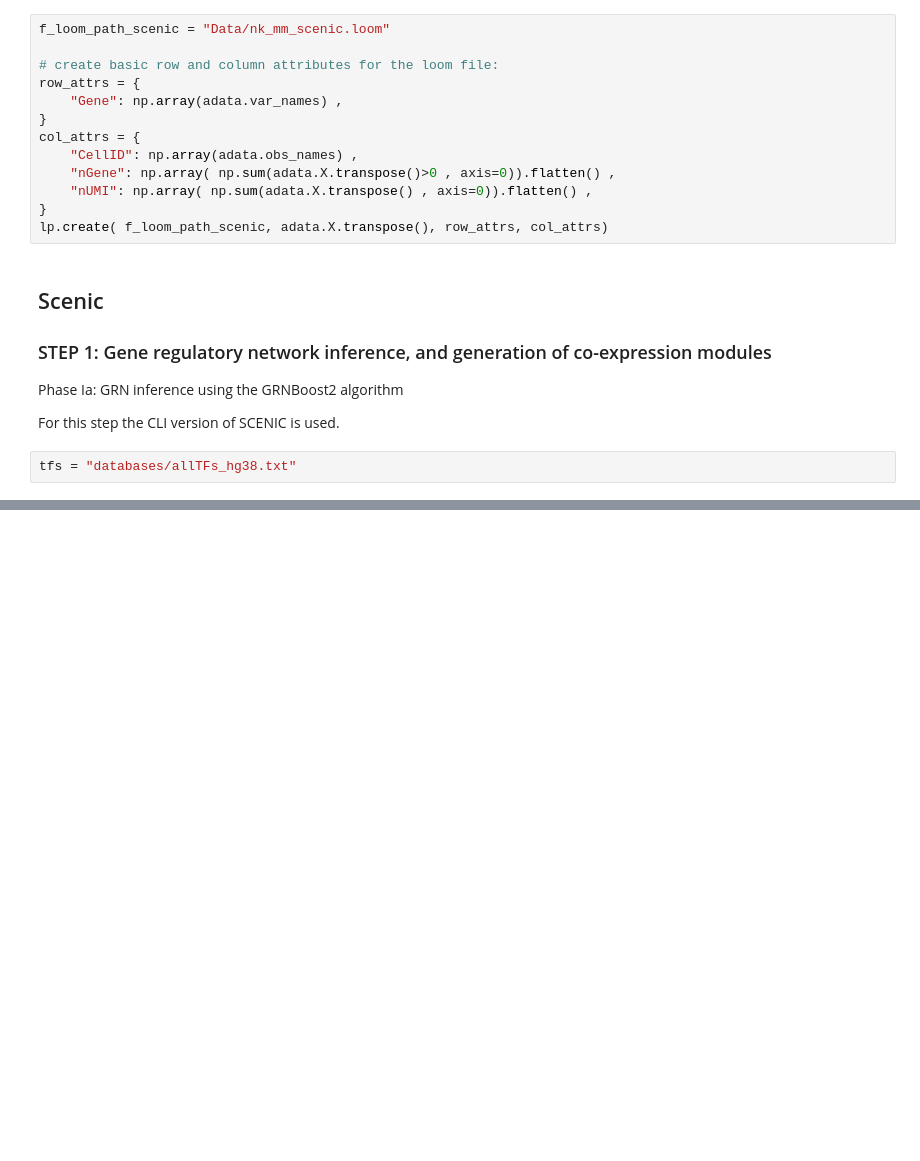
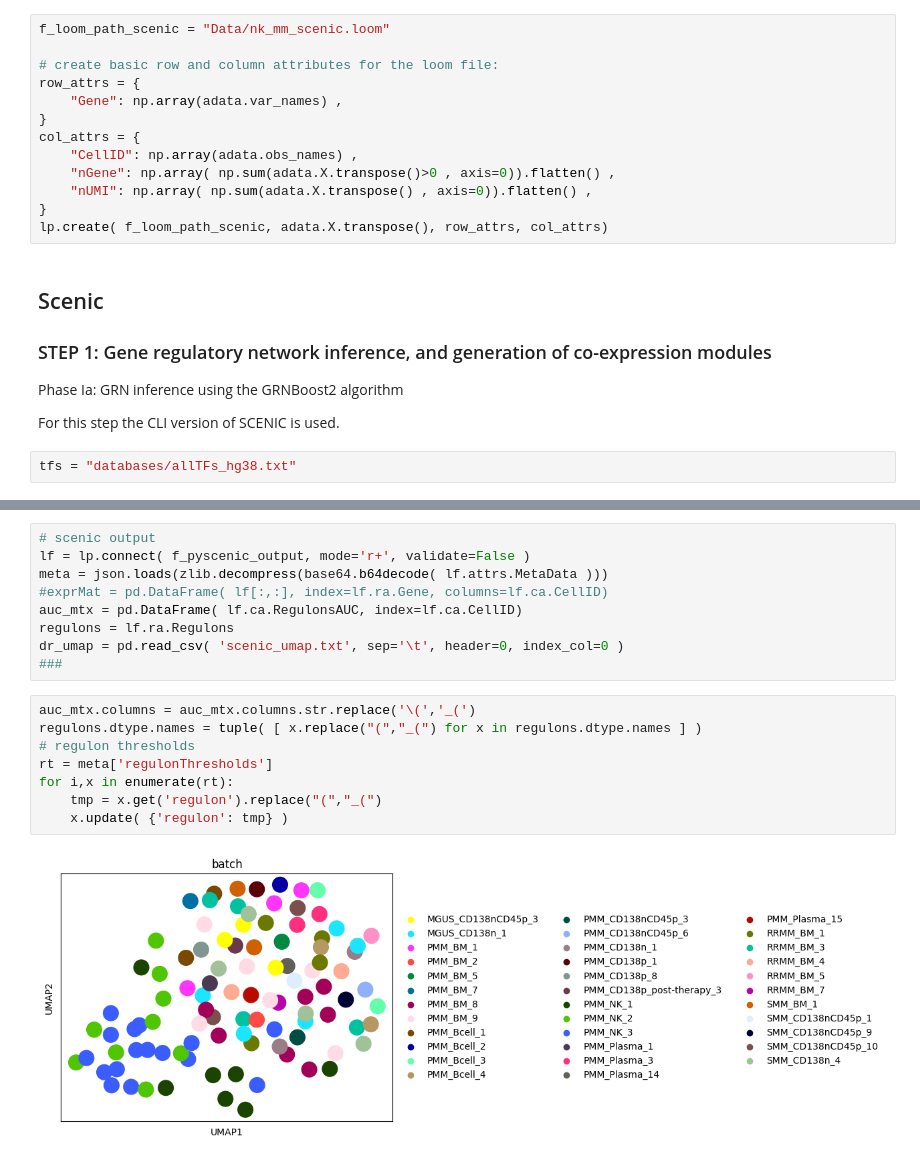
Before and after one commit to VergaJU/BoneMarrow_scRNA-Seq, a Jupyter notebook: Transcription_factors/pySCENIC_NK_mm.ipynb, the cells around one changed output, grey strips where cells are left out. Drawn from its saved outputs; the diff is of its cells as text; blank space fills up the shorter version.

```diff
--- a/Transcription_factors/pySCENIC_NK_mm.ipynb
+++ b/Transcription_factors/pySCENIC_NK_mm.ipynb
@@ -118,0 +231,19 @@ adjacencies.head()
+# %%
+# scenic output
+lf = lp.connect( f_pyscenic_output, mode='r+', validate=False )
+meta = json.loads(zlib.decompress(base64.b64decode( lf.attrs.MetaData )))
+#exprMat = pd.DataFrame( lf[:,:], index=lf.ra.Gene, columns=lf.ca.CellID)
+auc_mtx = pd.DataFrame( lf.ca.RegulonsAUC, index=lf.ca.CellID)
+regulons = lf.ra.Regulons
+dr_umap = pd.read_csv( 'scenic_umap.txt', sep='\t', header=0, index_col=0 )
+###
+# %%
+auc_mtx.columns = auc_mtx.columns.str.replace('\(','_(')
+regulons.dtype.names = tuple( [ x.replace("(","_(") for x in regulons.dtype.names ] )
+# regulon thresholds
+rt = meta['regulonThresholds']
+for i,x in enumerate(rt):
+    tmp = x.get('regulon').replace("(","_(")
+    x.update( {'regulon': tmp} )
+# %% [output]
+[figure, added]
```
Also changed, not shown: parts of 15 cells of this notebook.
